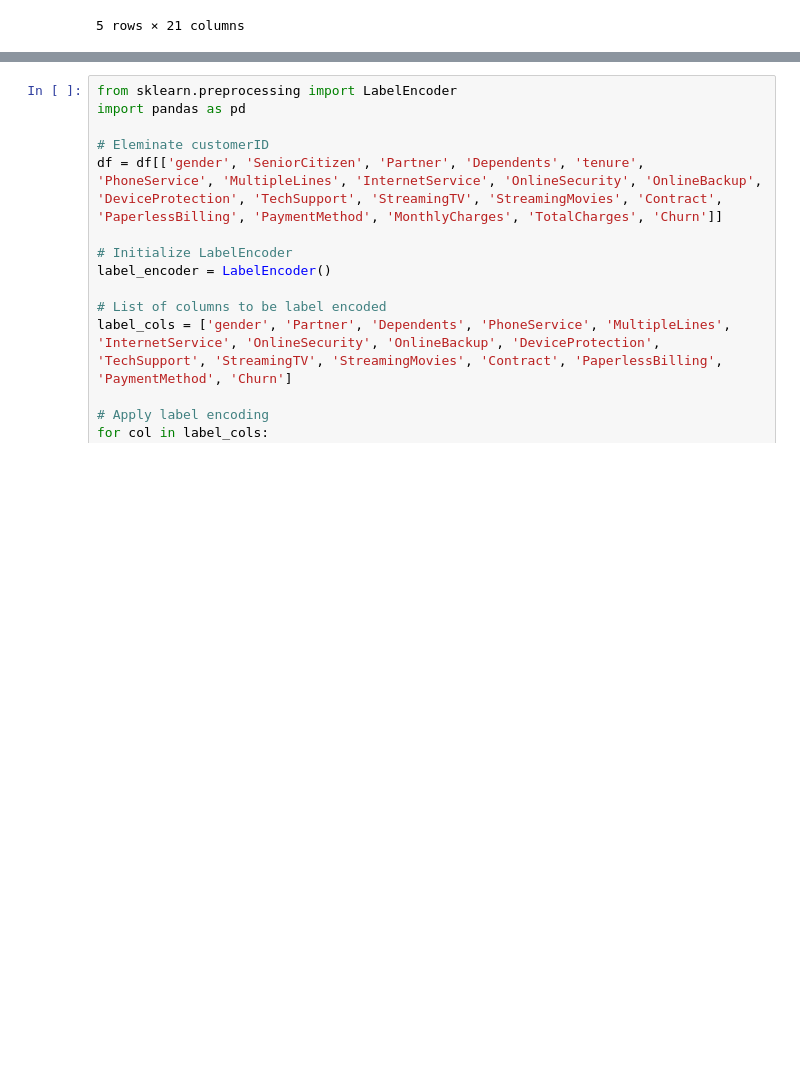
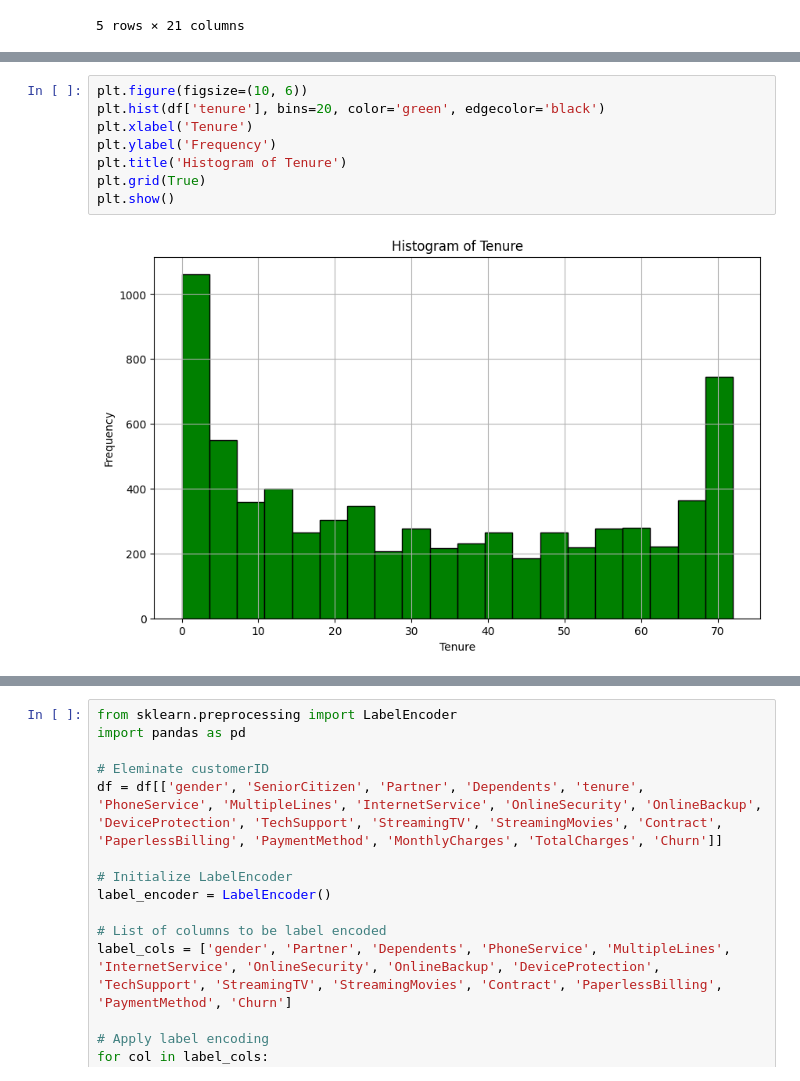
Before and after one commit to MrzAhmadi/Telco-Customer-Churn, a Jupyter notebook: notebook.ipynb, the cells around one changed output, grey strips where cells are left out. Cells and saved outputs as stored; diff of their text form; blank space fills up the shorter version.

```diff
--- a/notebook.ipynb
+++ b/notebook.ipynb
@@ -17,0 +64,10 @@ Shape of datasset (7043, 21)
+# %%
+plt.figure(figsize=(10, 6))
+plt.hist(df['tenure'], bins=20, color='green', edgecolor='black')
+plt.xlabel('Tenure')
+plt.ylabel('Frequency')
+plt.title('Histogram of Tenure')
+plt.grid(True)
+plt.show()
+# %% [output]
+[figure, added]
```
Also changed, not shown: parts of 7 cells of this notebook.
